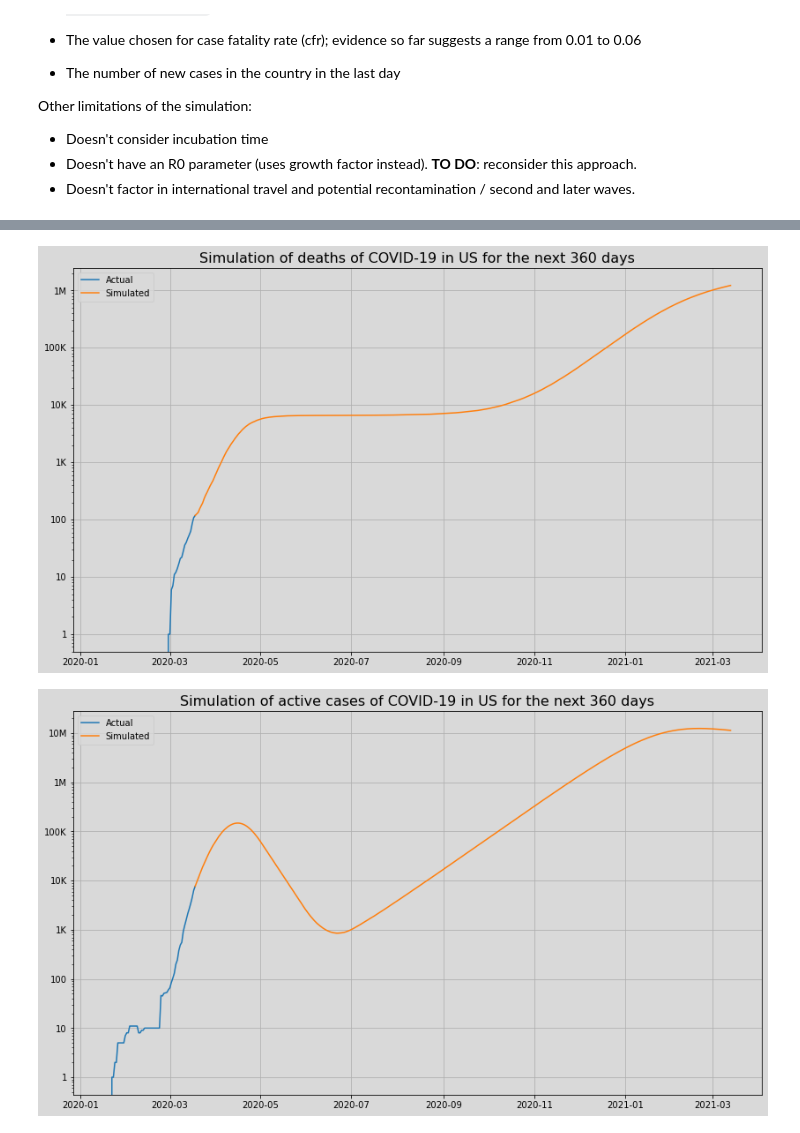
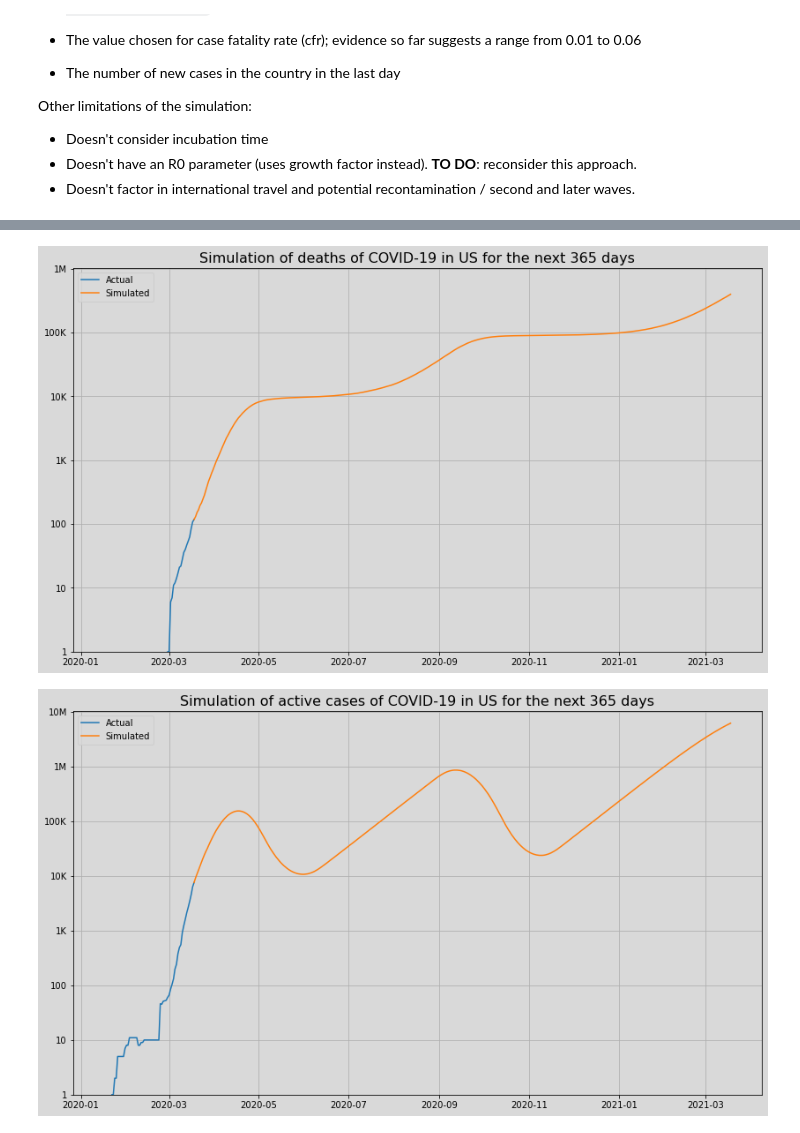
Before and after one commit to JeroenKools/covid19, a Jupyter notebook: COVID-19.ipynb, the cells around one changed output, grey strips where cells are left out. Cells and saved outputs as stored; diff of their text form; code cells hidden in the pictures.

```diff
--- a/COVID-19.ipynb
+++ b/COVID-19.ipynb
@@ -233,10 +233,12 @@ Other limitations of the simulation:
 * Doesn't have an R0 parameter (uses growth factor instead). **TO DO**: reconsider this approach.
 * Doesn't factor in international travel and potential recontamination / second and later waves.
 # %%
-data.plot_simulation(country="US", days = 360,
+simulation = data.plot_simulation(country="US", days = 365,
                      growth_rate_trend=[1.20]   +     # current value
-                                       [0.90]*2 +     # lockdown for a while
-                                       [1.05]*9,      # long term lockdown is untenable
-                     history_length=21,
+                                       [0.88]*1 +     # lockdown for a while
+                                       [1.05]*3 +     # long term lockdown is untenable
+                                       [0.88]*1 +     # lockdown some more
+                                       [1.05]*4,      # long term lockdown is untenable
+                     history_length=10,
                      do_log=True)
 # %% [output]
@@ -261,2 +246,2 @@ data.plot_simulation(country="US", days = 360,
-[figure, old version]
+[figure, new version]
-[figure, old version]
+[figure, new version]
```
Also changed, not shown: parts of 1 cell of this notebook, 2 other files.
